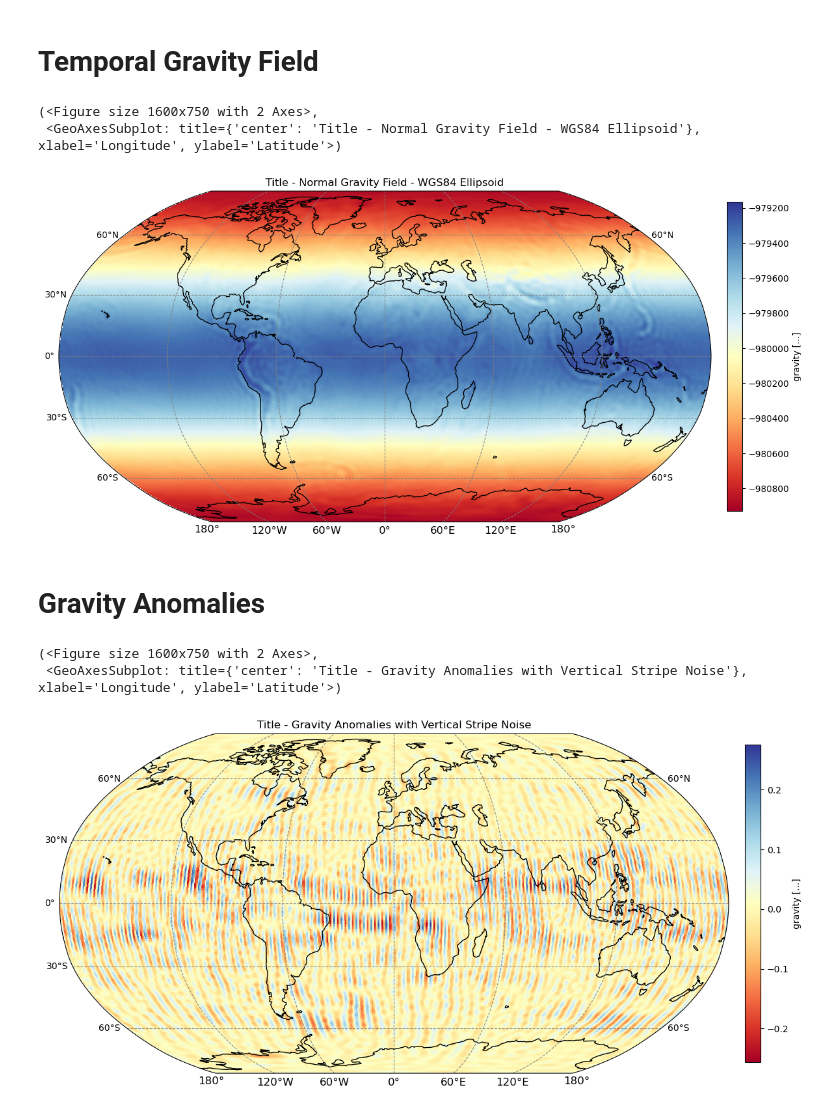
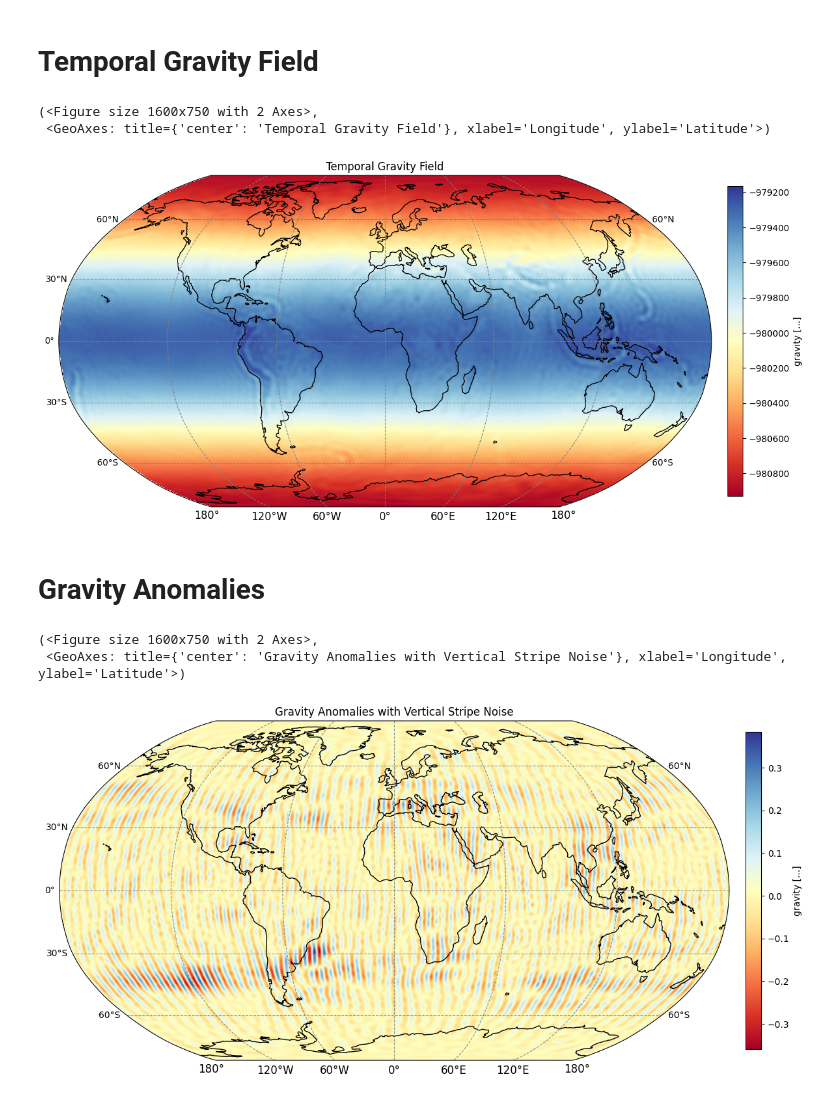
Before and after one commit to GESS-research-group/pyshbundle, a Jupyter notebook: notebooks/visualizations.ipynb, the cells around one changed output. Cells and saved outputs as stored; diff of their text form; code cells hidden in the pictures.

```diff
--- a/notebooks/visualizations.ipynb
+++ b/notebooks/visualizations.ipynb
@@ -45,10 +45,10 @@ from pyshbundle.visualisation_utils import sc_triplot, cs_sqplot, ylm, ylm_plot,
 # %% [markdown]
 ## Load Data
 # %%
-tn14_path_itsg = '/media/abhishek/DATA/pyshbundle/pyshbundle/data/ITSG_TN_files/TN-14_C30_C20_SLR_GSFC.txt'
-tn_13_path_itsg = '/media/abhishek/DATA/pyshbundle/pyshbundle/data/ITSG_TN_files/TN-13_GEOC_CSR_RL06.1.txt'
-itsg_folder = '/media/abhishek/DATA/pyshbundle/sample_input_data/ITSG_input'
-itsg_file = '/media/abhishek/DATA/pyshbundle/sample_input_data/ITSG_input/ITSG-Grace2018_n96_2004-03.gfc'
+tn14_path_itsg = '/media/abhishek/DATA/trial/my_fork/pyshbundle/pyshbundle/data/ITSG_TN_files/TN-14_C30_C20_SLR_GSFC.txt'
+tn_13_path_itsg = '/media/abhishek/DATA/trial/my_fork/pyshbundle/pyshbundle/data/ITSG_TN_files/TN-13_GEOC_CSR_RL06.1.txt'
+itsg_folder = '/media/abhishek/DATA/trial/my_fork/pyshbundle/sample_input_data/ITSG_input'
+itsg_file = '/media/abhishek/DATA/trial/my_fork/pyshbundle/sample_input_data/ITSG_input/ITSG-Grace2018_n96_2004-03.gfc'
 # %%
 data_itsg_mat= np.ndarray((4753, 6))
 header = read_itsg(itsg_file)[0]
@@ -181,8 +130,8 @@ grav_field_tmp[:,int(grid_x/2):] = ff_tmp[:,0:int(grid_x/2)]
 # %%
-mapfield(field=grav_field_tmp, img_extent=(-180, 180, -90, 90), title="Temporal Gravity Field", colorbar_bounds=None)
+mapfield(field=temp_grav_field, img_extent=(-180, 180, -90, 90), title="Temporal Gravity Field", colorbar_bounds=None)
 # %% [output]
 (<Figure size 1600x750 with 2 Axes>,
- <GeoAxesSubplot: title={'center': 'Title - Normal Gravity Field - WGS84 Ellipsoid'}, xlabel='Longitude', ylabel='Latitude'>)
+ <GeoAxes: title={'center': 'Temporal Gravity Field'}, xlabel='Longitude', ylabel='Latitude'>)
-[figure, old version]
+[figure, new version]
 # %% [markdown]
 # Gravity Anomalies
@@ -209,6 +138,10 @@ grav_field_sub[:,int(grid_x/2):] = ff_tmp[:,0:int(grid_x/2)]
+# %%
+# compute the gravity anomalies and compute the field
+anom_sc = rep_sc-SH_long_mean_itsg
+grav_anom_field = gshs_prepare(lmax=96, gs=0.20, quant='gravity', grd='cell', h=0, jflag=0, sc_coeff=anom_sc)
 # %%
-mapfield(field=grav_field_sub, img_extent=(-180, 180, -90, 90), title="Gravity Anomalies with Vertical Stripe Noise", colorbar_bounds=None)
+mapfield(field=grav_anom_field, img_extent=(-180, 180, -90, 90), title="Gravity Anomalies with Vertical Stripe Noise", colorbar_bounds=None)
 # %% [output]
 (<Figure size 1600x750 with 2 Axes>,
- <GeoAxesSubplot: title={'center': 'Title - Gravity Anomalies with Vertical Stripe Noise'}, xlabel='Longitude', ylabel='Latitude'>)
+ <GeoAxes: title={'center': 'Gravity Anomalies with Vertical Stripe Noise'}, xlabel='Longitude', ylabel='Latitude'>)
-[figure, old version]
+[figure, new version]
```
Also changed, not shown: parts of 14 cells of this notebook.
